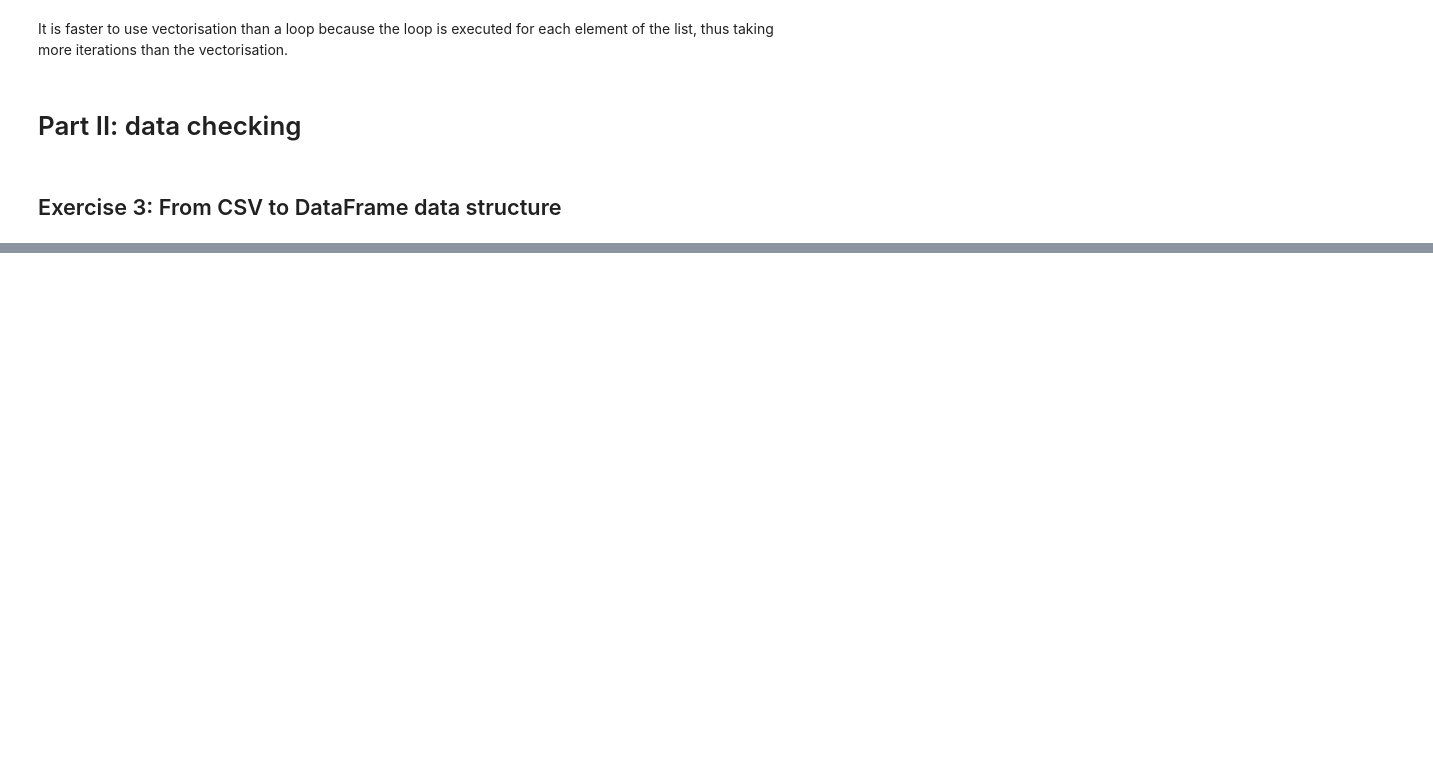
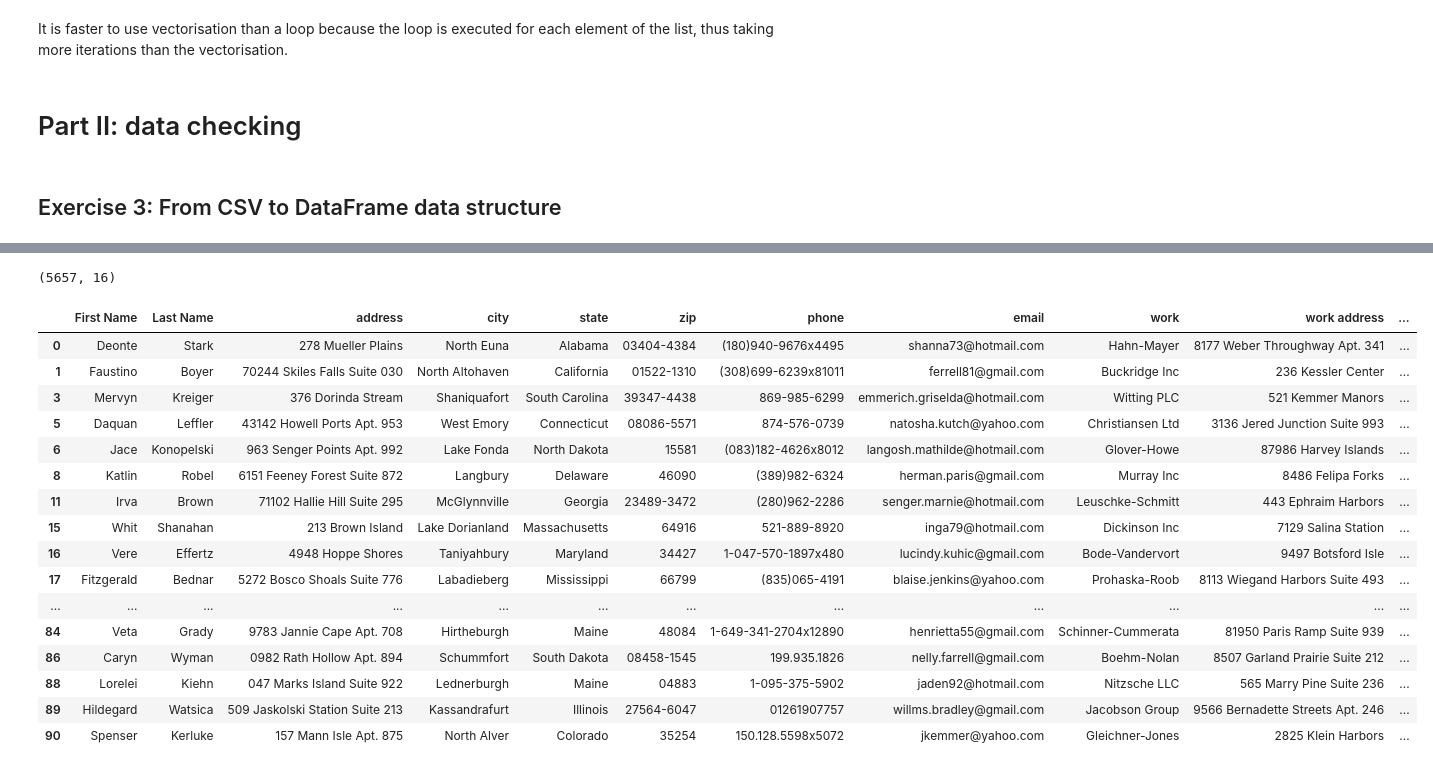
Before and after one commit to Poliaboy/MachineLearningS7, a Jupyter notebook: Alex_Szpakiewicz_TP02.ipynb, the cells around one changed output, grey strips where cells are left out. Drawn from its saved outputs; the diff is of its cells as text; code cells hidden in the pictures; blank space fills up the shorter version.

```diff
--- a/Alex_Szpakiewicz_TP02.ipynb
+++ b/Alex_Szpakiewicz_TP02.ipynb
@@ -159,3 +159,5 @@ It is faster to use vectorisation than a loop because the loop is executed for e
 <h1>Part II: data checking</h1>
 # %% [markdown]
 <h2>Exercise 3: From CSV to DataFrame data structure</h2>
+# %%
+pearson_Data = pd.read_csv('Pw2 Datasets/Pearsons.csv')
@@ -161,0 +219,3 @@ It is faster to use vectorisation than a loop because the loop is executed for e
+# %%
+pearson_Data.dropna(how='all', inplace=True)
+pearson_Data.isnull().sum()
@@ -161,0 +239,3 @@ It is faster to use vectorisation than a loop because the loop is executed for e
+# %%
+pearson_Data.dropna(inplace=True, axis = 0)
+pearson_Data.isnull().sum()
@@ -161,0 +282,3 @@ It is faster to use vectorisation than a loop because the loop is executed for e
+# %%
+pearson_Data[['First Name', 'Last Name']] = pearson_Data.name.str.split(expand=True)
+pearson_Data.head(50)
@@ -161,0 +303,24 @@ It is faster to use vectorisation than a loop because the loop is executed for e
+# %%
+#pearson_Data = pearson_Data.drop(['name'], axis=1)
+pearson_Data = pearson_Data[['First Name','Last Name','address','city','state','zip','phone','email','work','work address','work city','work state', 'work zipcode', 'work phone', 'work email','account created on']]
+print(pearson_Data.shape)
+pearson_Data.head(50)
+# %% [output]
+(5657, 16)
+|  | First Name | Last Name | address | city | state | zip | phone | email | work | work address | ... |
+| 0 | Deonte | Stark | 278 Mueller Plains | North Euna | Alabama | 03404-4384 | (180)940-9676x4495 | shanna73@hotmail.com | Hahn-Mayer | 8177 Weber Throughway Apt. 341 | ... |
+| 1 | Faustino | Boyer | 70244 Skiles Falls Suite 030 | North Altohaven | California | 01522-1310 | (308)699-6239x81011 | ferrell81@gmail.com | Buckridge Inc | 236 Kessler Center | ... |
+| 3 | Mervyn | Kreiger | 376 Dorinda Stream | Shaniquafort | South Carolina | 39347-4438 | 869-985-6299 | emmerich.griselda@hotmail.com | Witting PLC | 521 Kemmer Manors | ... |
+| 5 | Daquan | Leffler | 43142 Howell Ports Apt. 953 | West Emory | Connecticut | 08086-5571 | 874-576-0739 | natosha.kutch@yahoo.com | Christiansen Ltd | 3136 Jered Junction Suite 993 | ... |
+| 6 | Jace | Konopelski | 963 Senger Points Apt. 992 | Lake Fonda | North Dakota | 15581 | (083)182-4626x8012 | langosh.mathilde@hotmail.com | Glover-Howe | 87986 Harvey Islands | ... |
+| 8 | Katlin | Robel | 6151 Feeney Forest Suite 872 | Langbury | Delaware | 46090 | (389)982-6324 | herman.paris@gmail.com | Murray Inc | 8486 Felipa Forks | ... |
+| 11 | Irva | Brown | 71102 Hallie Hill Suite 295 | McGlynnville | Georgia | 23489-3472 | (280)962-2286 | senger.marnie@hotmail.com | Leuschke-Schmitt | 443 Ephraim Harbors | ... |
+| 15 | Whit | Shanahan | 213 Brown Island | Lake Dorianland | Massachusetts | 64916 | 521-889-8920 | inga79@hotmail.com | Dickinson Inc | 7129 Salina Station | ... |
+| 16 | Vere | Effertz | 4948 Hoppe Shores | Taniyahbury | Maryland | 34427 | 1-047-570-1897x480 | lucindy.kuhic@gmail.com | Bode-Vandervort | 9497 Botsford Isle | ... |
+| 17 | Fitzgerald | Bednar | 5272 Bosco Shoals Suite 776 | Labadieberg | Mississippi | 66799 | (835)065-4191 | blaise.jenkins@yahoo.com | Prohaska-Roob | 8113 Wiegand Harbors Suite 493 | ... |
+| ... | ... | ... | ... | ... | ... | ... | ... | ... | ... | ... | ... |
+| 84 | Veta | Grady | 9783 Jannie Cape Apt. 708 | Hirtheburgh | Maine | 48084 | 1-649-341-2704x12890 | henrietta55@gmail.com | Schinner-Cummerata | 81950 Paris Ramp Suite 939 | ... |
+| 86 | Caryn | Wyman | 0982 Rath Hollow Apt. 894 | Schummfort | South Dakota | 08458-1545 | 199.935.1826 | nelly.farrell@gmail.com | Boehm-Nolan | 8507 Garland Prairie Suite 212 | ... |
+| 88 | Lorelei | Kiehn | 047 Marks Island Suite 922 | Lednerburgh | Maine | 04883 | 1-095-375-5902 | jaden92@hotmail.com | Nitzsche LLC | 565 Marry Pine Suite 236 | ... |
+| 89 | Hildegard | Watsica | 509 Jaskolski Station Suite 213 | Kassandrafurt | Illinois | 27564-6047 | 01261907757 | willms.bradley@gmail.com | Jacobson Group | 9566 Bernadette Streets Apt. 246 | ... |
+| 90 | Spenser | Kerluke | 157 Mann Isle Apt. 875 | North Alver | Colorado | 35254 | 150.128.5598x5072 | jkemmer@yahoo.com | Gleichner-Jones | 2825 Klein Harbors | ... |
```
Also changed, not shown: parts of 30 cells of this notebook, 3 other files.
